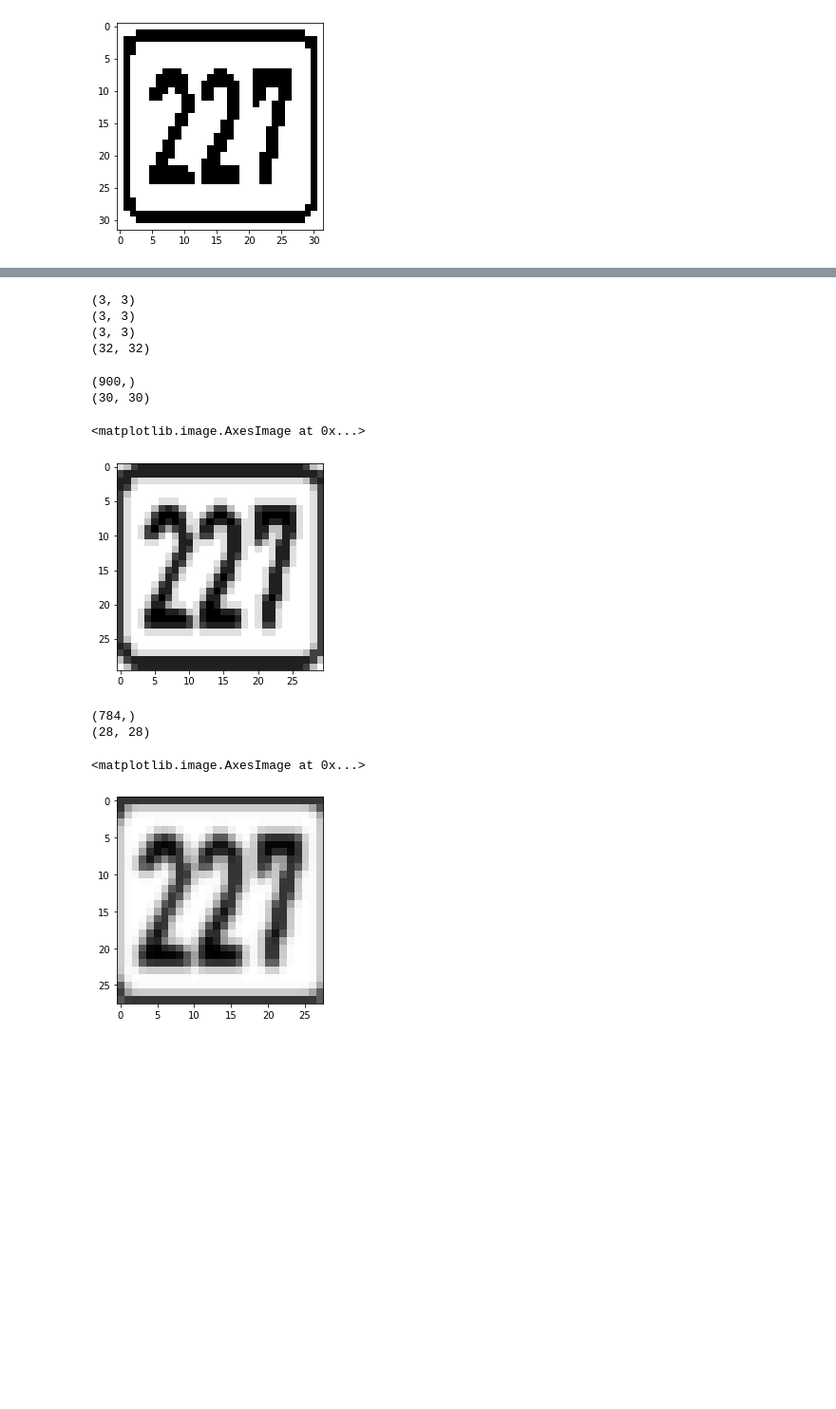
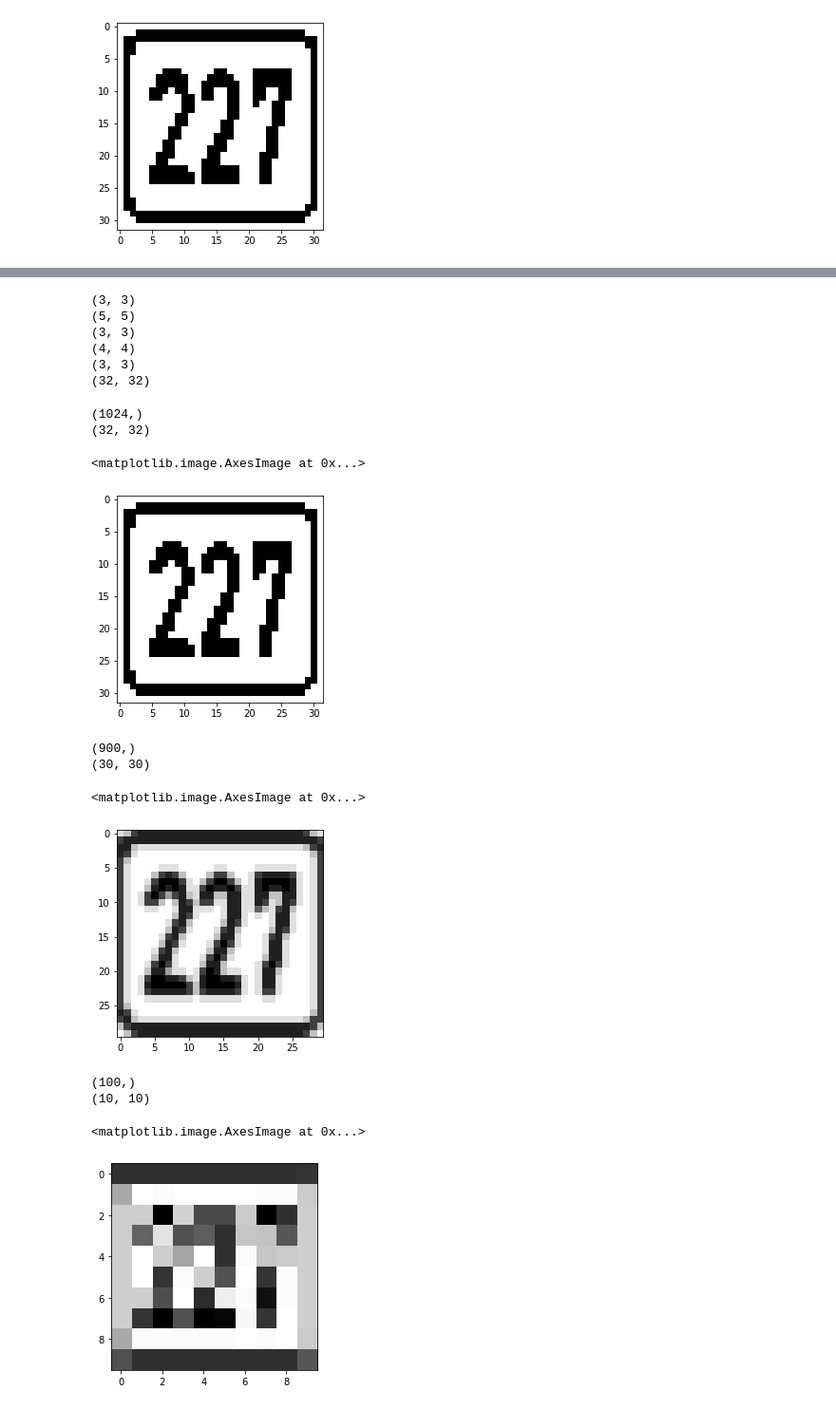
Before and after one commit to KushalKumarJujare/LeNetHWAccelerator, a Jupyter notebook: LeNet_flow.ipynb, the cells around one changed output, grey strips where cells are left out. Shown: that part at 95% size. Cells and saved outputs as stored; diff of their text form; code cells hidden in the pictures; blank space fills up the shorter version.

```diff
--- a/LeNet_flow.ipynb
+++ b/LeNet_flow.ipynb
@@ -357,7 +360,9 @@ plt.imshow(conv_verilog, cmap = plt.cm.gray)
 # to be sent to verilog.. This is to verify the conv operation in Verilog
 
 print(laplacian_verilog1.shape)
+print(laplacian_verilog5_5.shape)
 print(sobelX_verilog1.shape)
+print(sobelX_verilog4_4.shape)
 print(sobelY_verilog1.shape)
 print(resized_verilog1.shape)
 
@@ -377,37 +382,83 @@ with open(r'C:\Users\jujare\Desktop\kushal\Peashon\HWaccel\ToSV\laplacian_verilo
     for line in laplacian_verilog1:
         np.savetxt(fp, line, fmt='%d')
 
+with open(r'C:\Users\jujare\Desktop\kushal\Peashon\HWaccel\ToSV\laplacian_verilog55.mem', 'w') as fp:
+    for line in laplacian_verilog5_5:
+        np.savetxt(fp, line, fmt='%d')
+
+with open(r'C:\Users\jujare\Desktop\kushal\Peashon\HWaccel\ToSV\sobelX_verilog44.mem', 'w') as fp:
+    for line in sobelX_verilog4_4:
+        np.savetxt(fp, line, fmt='%d')
+
 #open and read the file after the appending:
 #fp = open(r'C:\Users\jujare\Desktop\kushal\personal\HWaccel_jup\resized_verilog.txt', "r")
 #print(fp.read())
 # %% [output]
 (3, 3)
+(5, 5)
 (3, 3)
+(4, 4)
 (3, 3)
 (32, 32)
 # %%
 import numpy as np
-# resized_verilog.mem as input.. process in SV.. and write in conv1
-fp1 = np.loadtxt(r'C:\Users\jujare\Desktop\kushal\Peashon\HWaccel\FromSV\conv1_op.mem')
+fp1 = np.loadtxt(r'C:\Users\jujare\Desktop\kushal\Peashon\HWaccel\FromSV\aug3\resized_verilog.mem')
 print(fp1.shape)
-verilog_conv_op1 = np.reshape(fp1, (30,30))
+verilog_conv_op1 = np.reshape(fp1, (32,32))
 print(verilog_conv_op1.shape)
 plt.imshow(verilog_conv_op1, cmap = plt.cm.gray)
 # %% [output]
-(900,)
-(30, 30)
+(1024,)
+(32, 32)
 <matplotlib.image.AxesImage at 0x...>
-[figure, old version]
+[figure, new version]
 # %%
-# conv1.mem as input.. process in SV.. and write in conv2
+# Testing the Verilog file with different hyperparameter settings
 
-fp2 = np.loadtxt(r'C:\Users\jujare\Desktop\kushal\Peashon\HWaccel\FromSV\conv2_op.mem')
+# resized_verilog.mem as input.. process in SV.. and write in conv1 ..
+# Kernel : C:\Users\jujare\Desktop\kushal\Peashon\HWaccel\ToSV\laplacian_verilog.mem
+
+''' Verilog parameters
+parameter IMAGE_PIXEL_WIDTH = 8,
+parameter KERNEL_PIXEL_WIDTH = 5,
+// CONV1
+parameter WC1_IMAGE_WIDTH = 32,
+parameter WC1_KERNEL = 3,
+parameter WC1_STRIDE = 1,
+parameter WC1_PADDING = 0
+'''
+
+fp2 = np.loadtxt(r'C:\Users\jujare\Desktop\kushal\Peashon\HWaccel\FromSV\aug3\conv1_op.mem')
 print(fp2.shape)
-verilog_conv_op2 = np.reshape(fp2, (28,28))
+verilog_conv_op2 = np.reshape(fp2, (30,30))
 print(verilog_conv_op2.shape)
 plt.imshow(verilog_conv_op2, cmap = plt.cm.gray)
 # %% [output]
-(784,)
-(28, 28)
+(900,)
+(30, 30)
 <matplotlib.image.AxesImage at 0x...>
-[figure, old version]
+[figure, new version]
+# %%
+# conv1 as input.. process in SV.. and write in conv2
+# kernel : C:\Users\jujare\Desktop\kushal\Peashon\HWaccel\ToSV\laplacian_verilog.mem
+
+''' Verilog parameters
+parameter IMAGE_PIXEL_WIDTH = 8,
+parameter KERNEL_PIXEL_WIDTH = 5,
+// CONV2
+parameter WC1_IMAGE_WIDTH = 30,
+parameter WC1_KERNEL = 3,
+parameter WC1_STRIDE = 3,
+parameter WC1_PADDING = 0
+'''
+
+fp3 = np.loadtxt(r'C:\Users\jujare\Desktop\kushal\Peashon\HWaccel\FromSV\aug3\conv2_op.mem')
+print(fp3.shape)
+verilog_conv_op3 = np.reshape(fp3, (10,10))
+print(verilog_conv_op3.shape)
+plt.imshow(verilog_conv_op3, cmap = plt.cm.gray)
+# %% [output]
+(100,)
+(10, 10)
+<matplotlib.image.AxesImage at 0x...>
+[figure, added]
```
Also changed, not shown: parts of 6 cells of this notebook.
